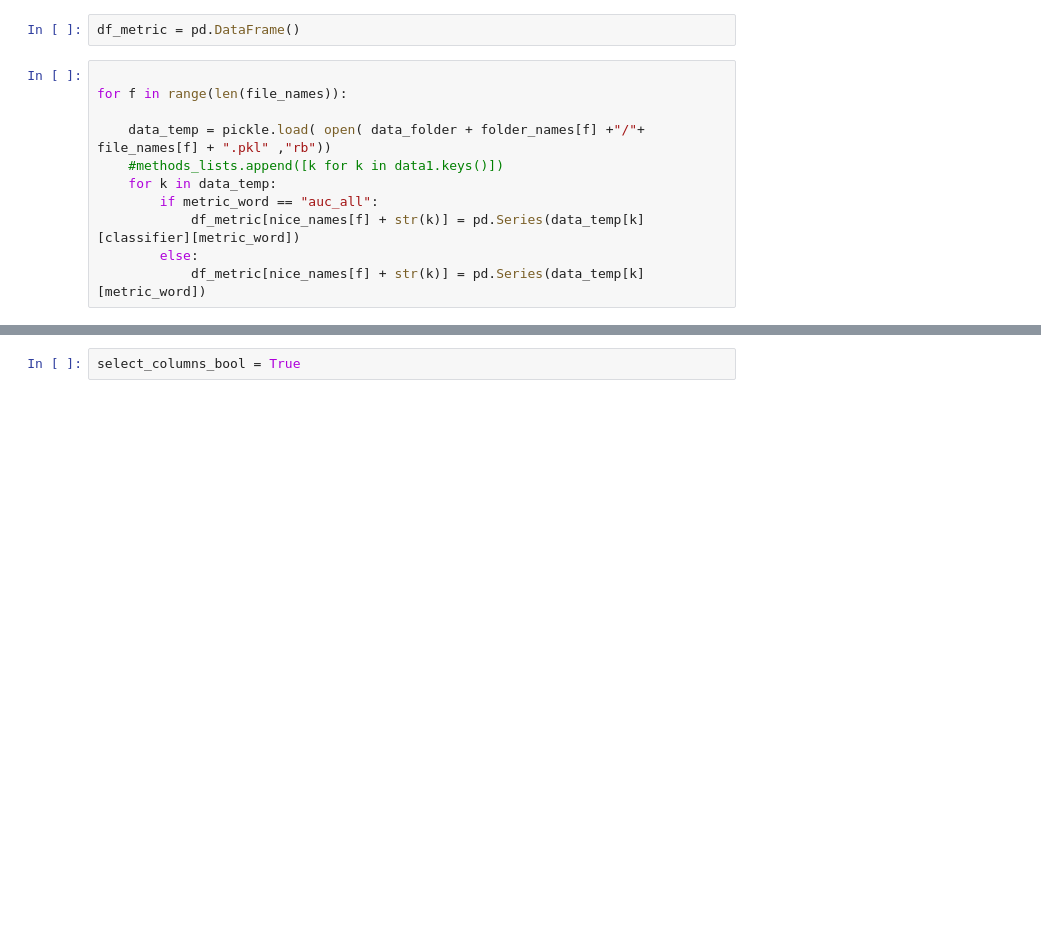
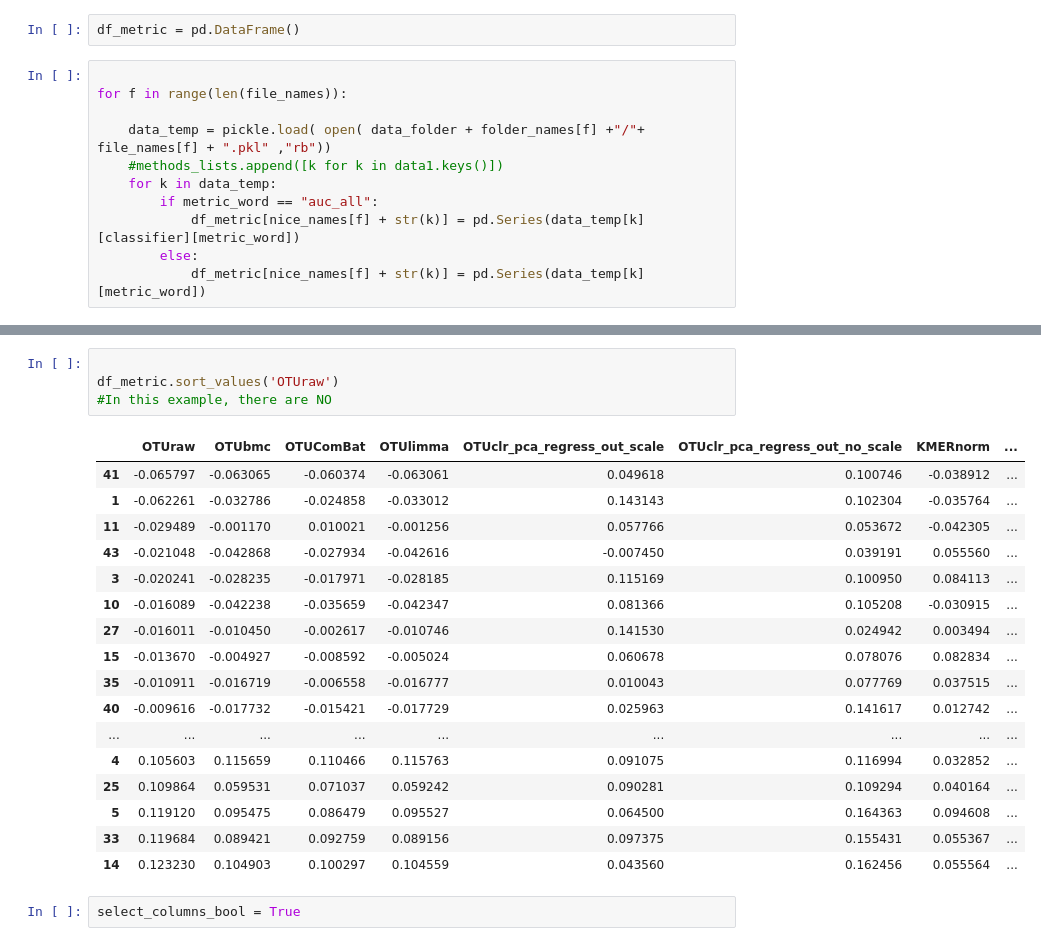
Before and after one commit to LeahBriscoe/microbatch_vc, a Jupyter notebook: Classifier/plotting_prediction_results_CI.ipynb, the cells around one changed output, grey strips where cells are left out. Cells and saved outputs as stored; diff of their text form; blank space fills up the shorter version.

```diff
--- a/Classifier/plotting_prediction_results_CI.ipynb
+++ b/Classifier/plotting_prediction_results_CI.ipynb
@@ -63,3 +46,25 @@ df_metric
+# %%
+
+df_metric.sort_values('OTUraw')
+#In this example, there are NO
+# %% [output]
+|  | OTUraw | OTUbmc | OTUComBat | OTUlimma | OTUclr_pca_regress_out_scale | OTUclr_pca_regress_out_no_scale | KMERnorm | ... |
+| 41 | -0.065797 | -0.063065 | -0.060374 | -0.063061 | 0.049618 | 0.100746 | -0.038912 | ... |
+| 1 | -0.062261 | -0.032786 | -0.024858 | -0.033012 | 0.143143 | 0.102304 | -0.035764 | ... |
+| 11 | -0.029489 | -0.001170 | 0.010021 | -0.001256 | 0.057766 | 0.053672 | -0.042305 | ... |
+| 43 | -0.021048 | -0.042868 | -0.027934 | -0.042616 | -0.007450 | 0.039191 | 0.055560 | ... |
+| 3 | -0.020241 | -0.028235 | -0.017971 | -0.028185 | 0.115169 | 0.100950 | 0.084113 | ... |
+| 10 | -0.016089 | -0.042238 | -0.035659 | -0.042347 | 0.081366 | 0.105208 | -0.030915 | ... |
+| 27 | -0.016011 | -0.010450 | -0.002617 | -0.010746 | 0.141530 | 0.024942 | 0.003494 | ... |
+| 15 | -0.013670 | -0.004927 | -0.008592 | -0.005024 | 0.060678 | 0.078076 | 0.082834 | ... |
+| 35 | -0.010911 | -0.016719 | -0.006558 | -0.016777 | 0.010043 | 0.077769 | 0.037515 | ... |
+| 40 | -0.009616 | -0.017732 | -0.015421 | -0.017729 | 0.025963 | 0.141617 | 0.012742 | ... |
+| ... | ... | ... | ... | ... | ... | ... | ... | ... |
+| 4 | 0.105603 | 0.115659 | 0.110466 | 0.115763 | 0.091075 | 0.116994 | 0.032852 | ... |
+| 25 | 0.109864 | 0.059531 | 0.071037 | 0.059242 | 0.090281 | 0.109294 | 0.040164 | ... |
+| 5 | 0.119120 | 0.095475 | 0.086479 | 0.095527 | 0.064500 | 0.164363 | 0.094608 | ... |
+| 33 | 0.119684 | 0.089421 | 0.092759 | 0.089156 | 0.097375 | 0.155431 | 0.055367 | ... |
+| 14 | 0.123230 | 0.104903 | 0.100297 | 0.104559 | 0.043560 | 0.162456 | 0.055564 | ... |
 # %%
 select_columns_bool = True
 # %%
```
Also changed, not shown: parts of 5 cells of this notebook, 5 other files.
